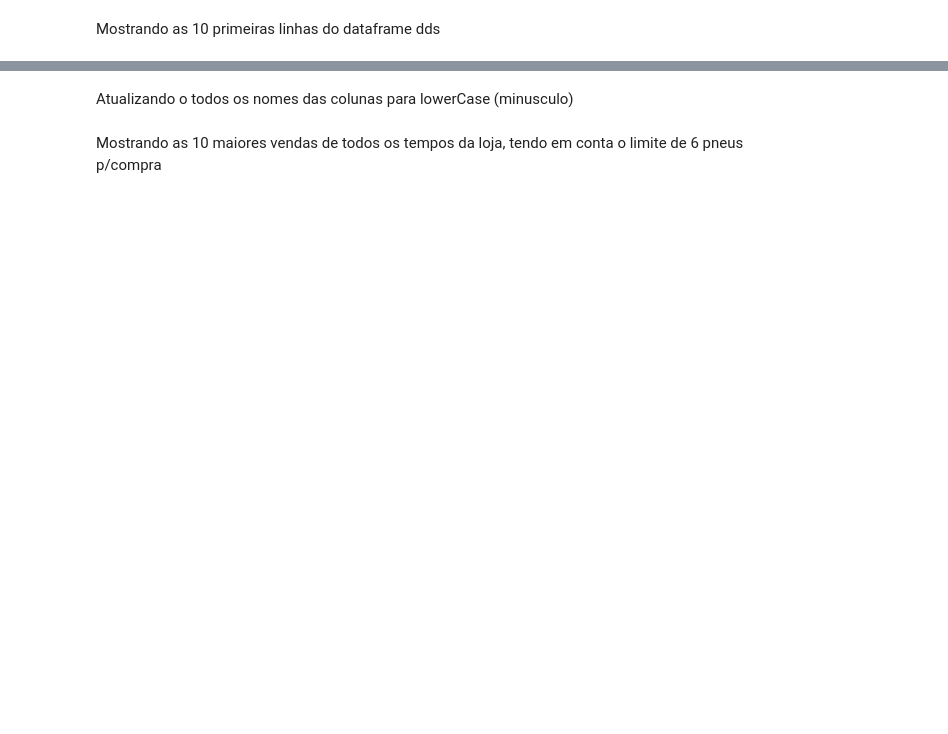
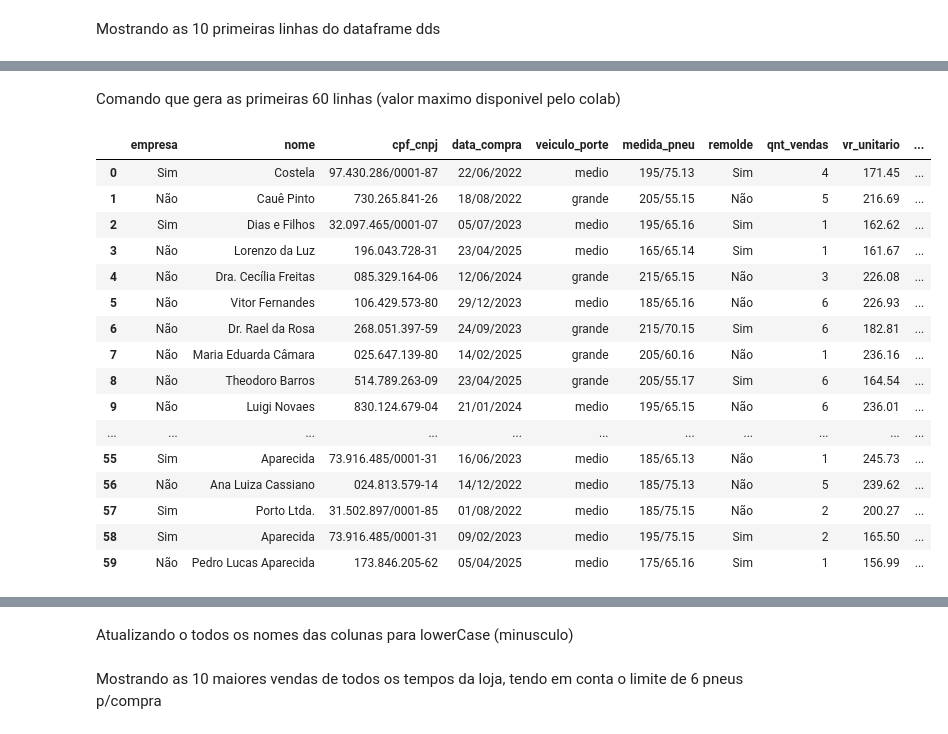
Before and after one commit to BobTheConstructor/Estudos, a Jupyter notebook: Teste.ipynb, the cells around one changed output, grey strips where cells are left out. Drawn from its saved outputs; the diff is of its cells as text; code cells hidden in the pictures; blank space fills up the shorter version.

```diff
--- a/Teste.ipynb
+++ b/Teste.ipynb
@@ -86,3 +80,25 @@ dds.head(10)
 | 7 | Não | Maria Eduarda Câmara | 025.647.139-80 | 14/02/2025 | grande | 205/60.16 | Não | 1 | 236.16 | ... |
 | 8 | Não | Theodoro Barros | 514.789.263-09 | 23/04/2025 | grande | 205/55.17 | Sim | 6 | 164.54 | ... |
 | 9 | Não | Luigi Novaes | 830.124.679-04 | 21/01/2024 | medio | 195/65.15 | Não | 6 | 236.01 | ... |
+# %% [markdown]
+Comando que gera as primeiras 60 linhas (valor maximo disponivel pelo colab)
+# %%
+dds.head(60)
+# %% [output]
+|  | empresa | nome | cpf_cnpj | data_compra | veiculo_porte | medida_pneu | remolde | qnt_vendas | vr_unitario | ... |
+| 0 | Sim | Costela | 97.430.286/0001-87 | 22/06/2022 | medio | 195/75.13 | Sim | 4 | 171.45 | ... |
+| 1 | Não | Cauê Pinto | 730.265.841-26 | 18/08/2022 | grande | 205/55.15 | Não | 5 | 216.69 | ... |
+| 2 | Sim | Dias e Filhos | 32.097.465/0001-07 | 05/07/2023 | medio | 195/65.16 | Sim | 1 | 162.62 | ... |
+| 3 | Não | Lorenzo da Luz | 196.043.728-31 | 23/04/2025 | medio | 165/65.14 | Sim | 1 | 161.67 | ... |
+| 4 | Não | Dra. Cecília Freitas | 085.329.164-06 | 12/06/2024 | grande | 215/65.15 | Não | 3 | 226.08 | ... |
+| 5 | Não | Vitor Fernandes | 106.429.573-80 | 29/12/2023 | medio | 185/65.16 | Não | 6 | 226.93 | ... |
+| 6 | Não | Dr. Rael da Rosa | 268.051.397-59 | 24/09/2023 | grande | 215/70.15 | Sim | 6 | 182.81 | ... |
+| 7 | Não | Maria Eduarda Câmara | 025.647.139-80 | 14/02/2025 | grande | 205/60.16 | Não | 1 | 236.16 | ... |
+| 8 | Não | Theodoro Barros | 514.789.263-09 | 23/04/2025 | grande | 205/55.17 | Sim | 6 | 164.54 | ... |
+| 9 | Não | Luigi Novaes | 830.124.679-04 | 21/01/2024 | medio | 195/65.15 | Não | 6 | 236.01 | ... |
+| ... | ... | ... | ... | ... | ... | ... | ... | ... | ... | ... |
+| 55 | Sim | Aparecida | 73.916.485/0001-31 | 16/06/2023 | medio | 185/65.13 | Não | 1 | 245.73 | ... |
+| 56 | Não | Ana Luiza Cassiano | 024.813.579-14 | 14/12/2022 | medio | 185/75.13 | Não | 5 | 239.62 | ... |
+| 57 | Sim | Porto Ltda. | 31.502.897/0001-85 | 01/08/2022 | medio | 185/75.15 | Não | 2 | 200.27 | ... |
+| 58 | Sim | Aparecida | 73.916.485/0001-31 | 09/02/2023 | medio | 195/75.15 | Sim | 2 | 165.50 | ... |
+| 59 | Não | Pedro Lucas Aparecida | 173.846.205-62 | 05/04/2025 | medio | 175/65.16 | Sim | 1 | 156.99 | ... |
```
Also changed, not shown: parts of 9 cells of this notebook.
